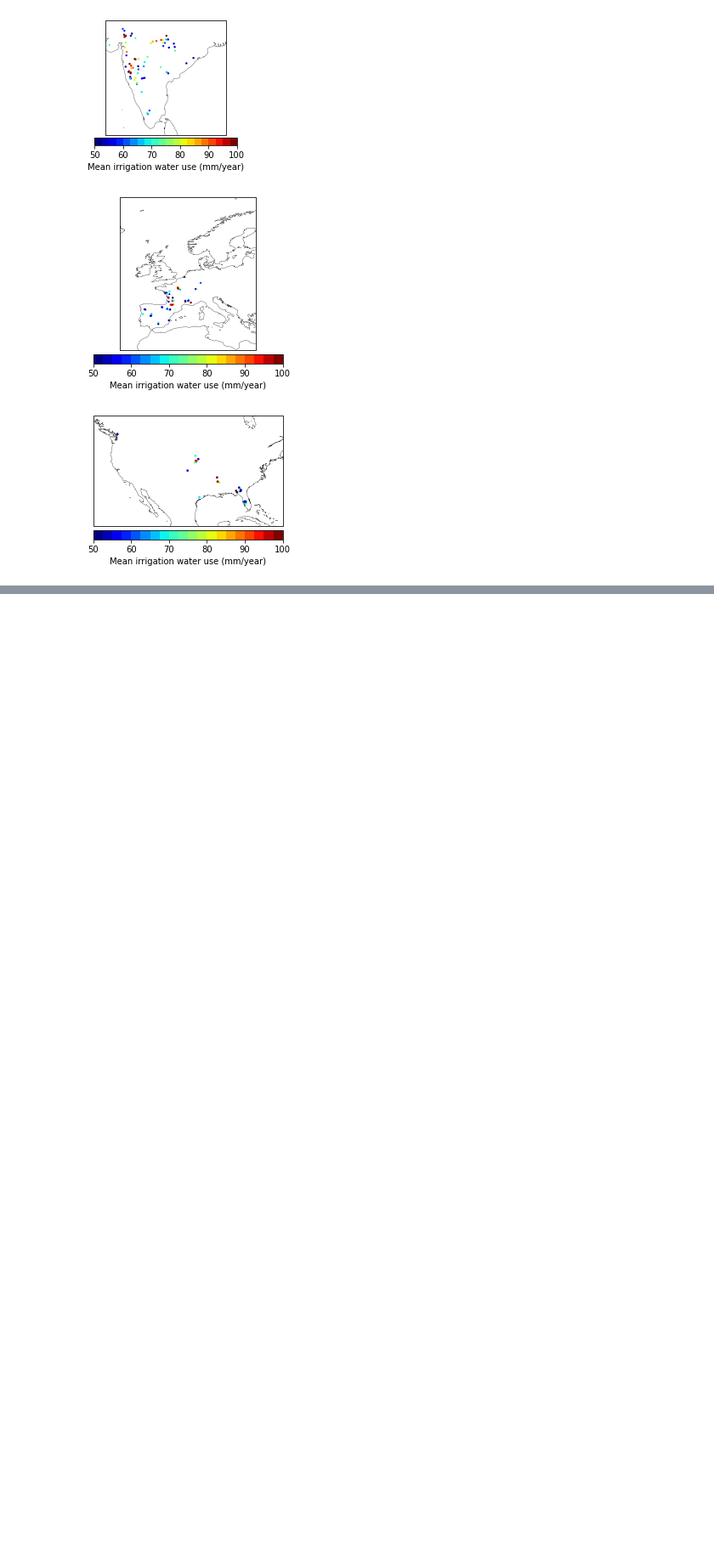
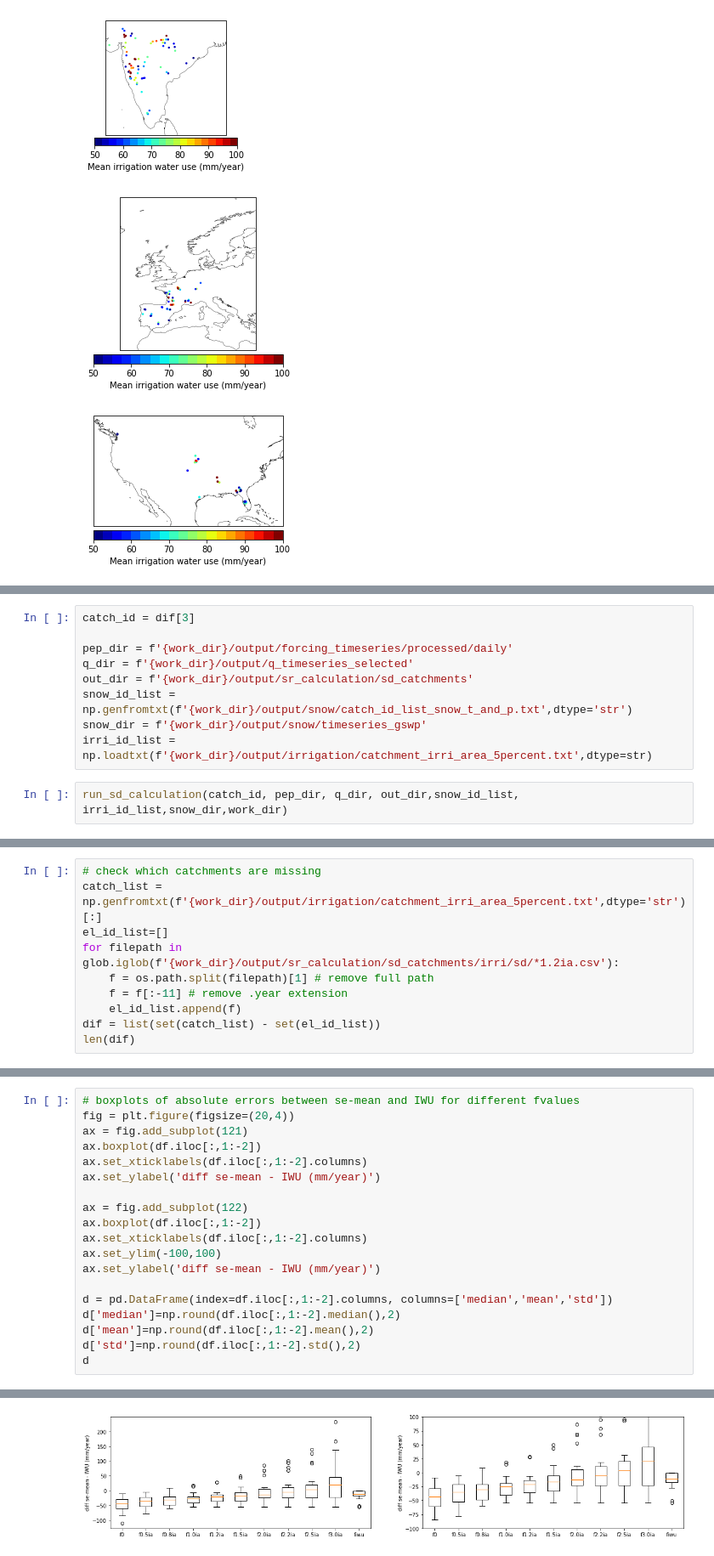
Before and after one commit to fvanoorschot/global_sr_module, a Jupyter notebook: test_irrigation.ipynb, the cells around one changed output, grey strips where cells are left out. Shown at 85% size. Cells and saved outputs as stored; diff of their text form; blank space fills up the shorter version.

```diff
--- a/test_irrigation.ipynb
+++ b/test_irrigation.ipynb
@@ -864,0 +681,11 @@ sr_df
+# %%
+catch_id = dif[3]
+
+pep_dir = f'{work_dir}/output/forcing_timeseries/processed/daily'
+q_dir = f'{work_dir}/output/q_timeseries_selected'
+out_dir = f'{work_dir}/output/sr_calculation/sd_catchments'
+snow_id_list = np.genfromtxt(f'{work_dir}/output/snow/catch_id_list_snow_t_and_p.txt',dtype='str')
+snow_dir = f'{work_dir}/output/snow/timeseries_gswp'
+irri_id_list = np.loadtxt(f'{work_dir}/output/irrigation/catchment_irri_area_5percent.txt',dtype=str)
+# %%
+run_sd_calculation(catch_id, pep_dir, q_dir, out_dir,snow_id_list, irri_id_list,snow_dir,work_dir)
@@ -864,0 +734,10 @@ sr_df
+# %%
+# check which catchments are missing
+catch_list = np.genfromtxt(f'{work_dir}/output/irrigation/catchment_irri_area_5percent.txt',dtype='str')[:]
+el_id_list=[]
+for filepath in glob.iglob(f'{work_dir}/output/sr_calculation/sd_catchments/irri/sd/*1.2ia.csv'):
+    f = os.path.split(filepath)[1] # remove full path
+    f = f[:-11] # remove .year extension
+    el_id_list.append(f)
+dif = list(set(catch_list) - set(el_id_list))
+len(dif)
@@ -864,0 +918,20 @@ sr_df
+# %%
+# boxplots of absolute errors between se-mean and IWU for different fvalues
+fig = plt.figure(figsize=(20,4))
+ax = fig.add_subplot(121)
+ax.boxplot(df.iloc[:,1:-2])
+ax.set_xticklabels(df.iloc[:,1:-2].columns)
+ax.set_ylabel('diff se-mean - IWU (mm/year)')
+
+ax = fig.add_subplot(122)
+ax.boxplot(df.iloc[:,1:-2])
+ax.set_xticklabels(df.iloc[:,1:-2].columns)
+ax.set_ylim(-100,100)
+ax.set_ylabel('diff se-mean - IWU (mm/year)')
+
+d = pd.DataFrame(index=df.iloc[:,1:-2].columns, columns=['median','mean','std'])
+d['median']=np.round(df.iloc[:,1:-2].median(),2)
+d['mean']=np.round(df.iloc[:,1:-2].mean(),2)
+d['std']=np.round(df.iloc[:,1:-2].std(),2)
+d
+# %% [output]
@@ -864,0 +950 @@ sr_df
+[figure, added]
```
Also changed, not shown: parts of 98 cells of this notebook, 7 other files.
